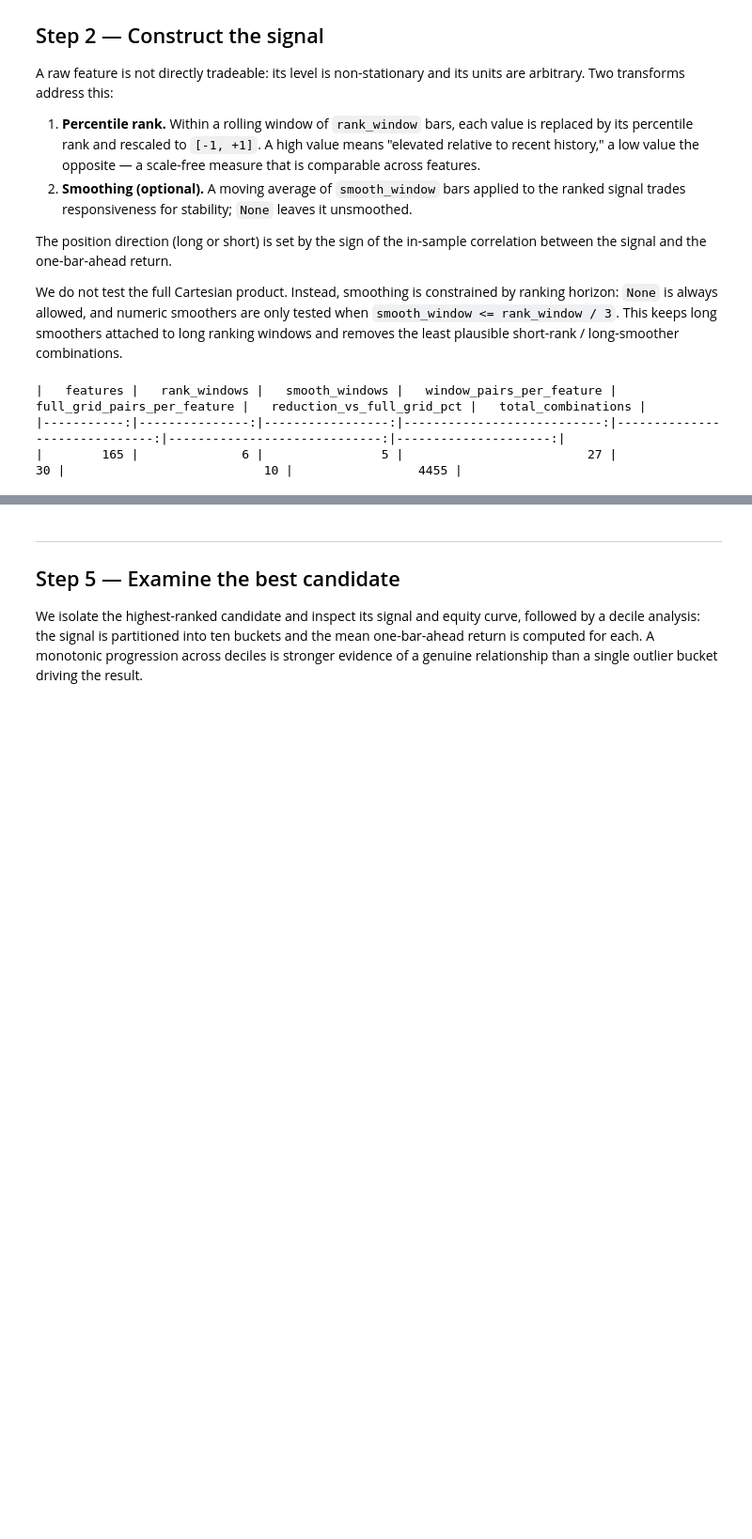
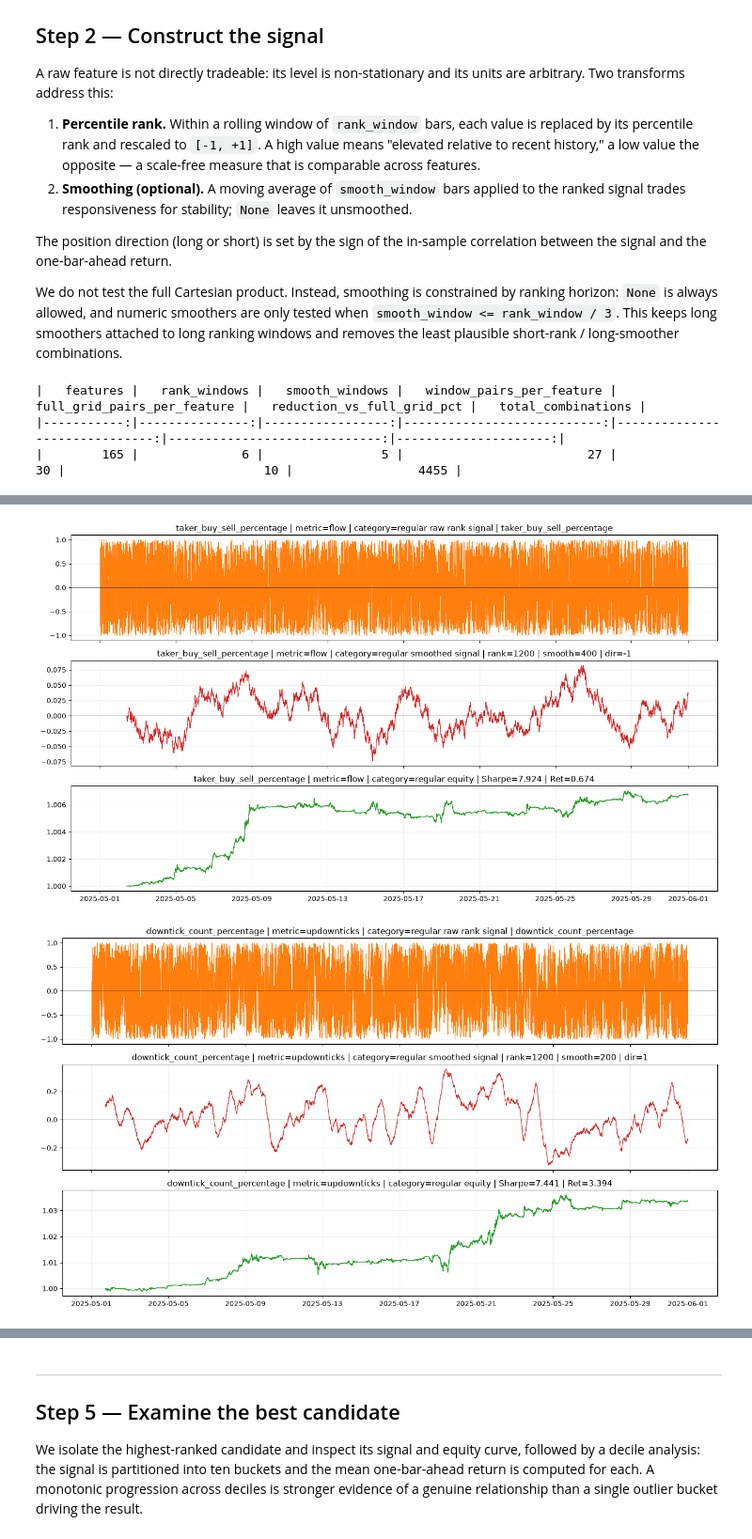
Before and after one commit to aperiodic-io/notebooks, a Jupyter notebook: notebooks/alpha-discovery.ipynb, the cells around one changed output, grey strips where cells are left out. Shown at 94% size. Cells and saved outputs as stored; diff of their text form; code cells hidden in the pictures; blank space fills up the shorter version.

```diff
--- a/notebooks/alpha-discovery.ipynb
+++ b/notebooks/alpha-discovery.ipynb
@@ -159,7 +112,7 @@ config = AlphaDiscoveryConfig(
 
 # Display parameters for the tables and plots below.
 TOP_STRATEGY_COUNT = 10
-TOP_PLOT_COUNT = 3
+TOP_PLOT_COUNT = 5
 # %% [markdown]
 ---
 ## Setup — Helper functions
@@ -664,6 +667 @@ behavior. For the leading candidates we show the raw ranked signal, the smoothed
 signal, and the resulting equity curve.
-# %%
-for plot_idx, (_, row) in enumerate(
-    results_df.head(TOP_PLOT_COUNT).iterrows(), start=1
-):
-    plot_strategy_overview(config, panel, forward_returns, row, f"Candidate {plot_idx}")
@@ -673,0 +668,17 @@ for plot_idx, (_, row) in enumerate(
+# %%
+diverse_plot_rows = (
+    results_df.assign(
+        metric_type=lambda df: df["feature"].map(
+            lambda feature: feature_sources.get(str(feature), (str(feature), "regular"))[0]
+        )
+    )
+    .drop_duplicates(subset=["metric_type"], keep="first")
+    .head(TOP_PLOT_COUNT)
+)
+
+for _, row in diverse_plot_rows.iterrows():
+    strategy_label = describe_strategy(row, feature_sources)
+    plot_strategy_overview(config, panel, forward_returns, row, strategy_label)
+# %% [output]
+[figure, added]
+[figure, added]
```
Also changed, not shown: parts of 10 cells of this notebook, 1 other file.
